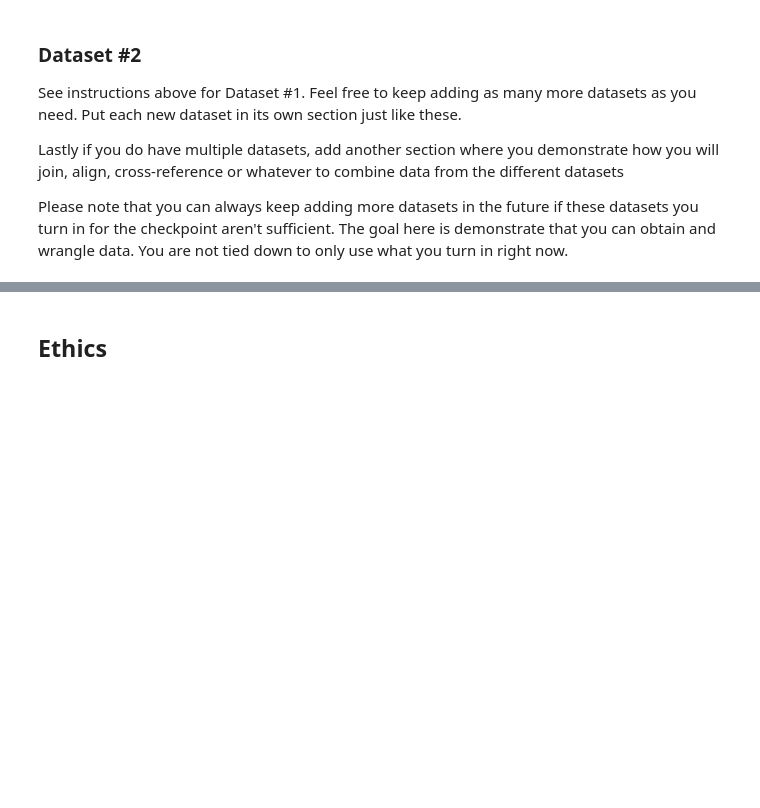
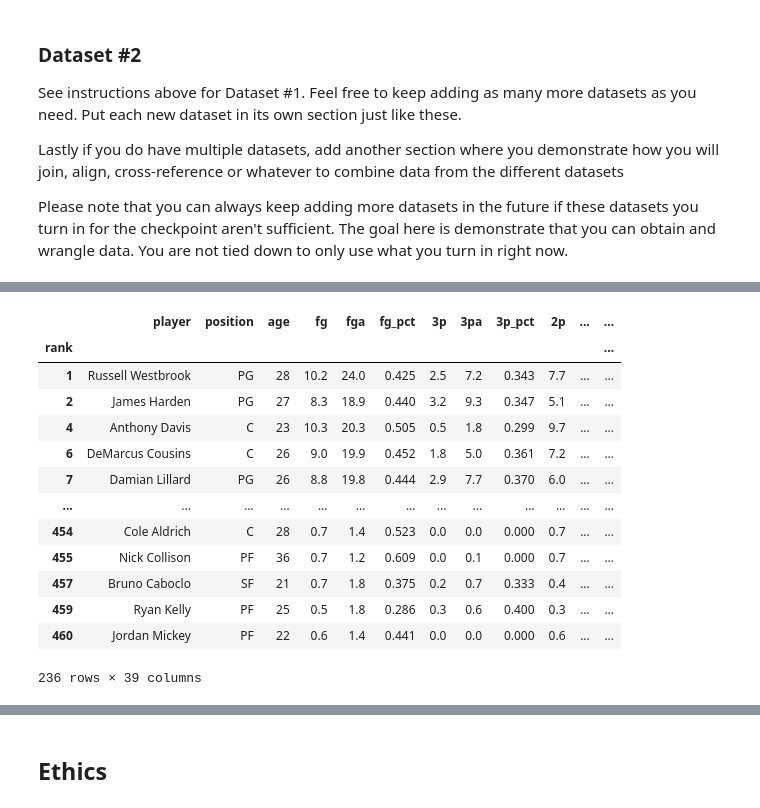
Before and after one commit to COGS108/Group122_WI26, a Jupyter notebook: 01-DataCheckpoint.ipynb, the cells around one changed output, grey strips where cells are left out. Saved outputs shown, nothing was run; the diff lists cells and outputs as text; code cells hidden in the pictures; blank space fills up the shorter version.

```diff
--- a/01-DataCheckpoint.ipynb
+++ b/01-DataCheckpoint.ipynb
@@ -159,0 +291,23 @@ Please note that you can always keep adding more datasets in the future if these
+# %%
+# replace null values with 0 in percentage
+df_social['3p_pct'] = df_social['3p_pct'].fillna(0.0)
+df_social['ft_pct'] = df_social['ft_pct'].fillna(0.0)
+# %%
+# drop the three players with null values in twitter
+df_social = df_social.dropna()
+df_social
+# %% [output]
+|  | player | position | age | fg | fga | fg_pct | 3p | 3pa | 3p_pct | 2p | ... | ... |
+| rank |  |  |  |  |  |  |  |  |  |  |  | ... |
+| 1 | Russell Westbrook | PG | 28 | 10.2 | 24.0 | 0.425 | 2.5 | 7.2 | 0.343 | 7.7 | ... | ... |
+| 2 | James Harden | PG | 27 | 8.3 | 18.9 | 0.440 | 3.2 | 9.3 | 0.347 | 5.1 | ... | ... |
+| 4 | Anthony Davis | C | 23 | 10.3 | 20.3 | 0.505 | 0.5 | 1.8 | 0.299 | 9.7 | ... | ... |
+| 6 | DeMarcus Cousins | C | 26 | 9.0 | 19.9 | 0.452 | 1.8 | 5.0 | 0.361 | 7.2 | ... | ... |
+| 7 | Damian Lillard | PG | 26 | 8.8 | 19.8 | 0.444 | 2.9 | 7.7 | 0.370 | 6.0 | ... | ... |
+| ... | ... | ... | ... | ... | ... | ... | ... | ... | ... | ... | ... | ... |
+| 454 | Cole Aldrich | C | 28 | 0.7 | 1.4 | 0.523 | 0.0 | 0.0 | 0.000 | 0.7 | ... | ... |
+| 455 | Nick Collison | PF | 36 | 0.7 | 1.2 | 0.609 | 0.0 | 0.1 | 0.000 | 0.7 | ... | ... |
+| 457 | Bruno Caboclo | SF | 21 | 0.7 | 1.8 | 0.375 | 0.2 | 0.7 | 0.333 | 0.4 | ... | ... |
+| 459 | Ryan Kelly | PF | 25 | 0.5 | 1.8 | 0.286 | 0.3 | 0.6 | 0.400 | 0.3 | ... | ... |
+| 460 | Jordan Mickey | PF | 22 | 0.6 | 1.4 | 0.441 | 0.0 | 0.0 | 0.000 | 0.6 | ... | ... |
+236 rows × 39 columns
```
Also changed, not shown: parts of 12 cells of this notebook.
